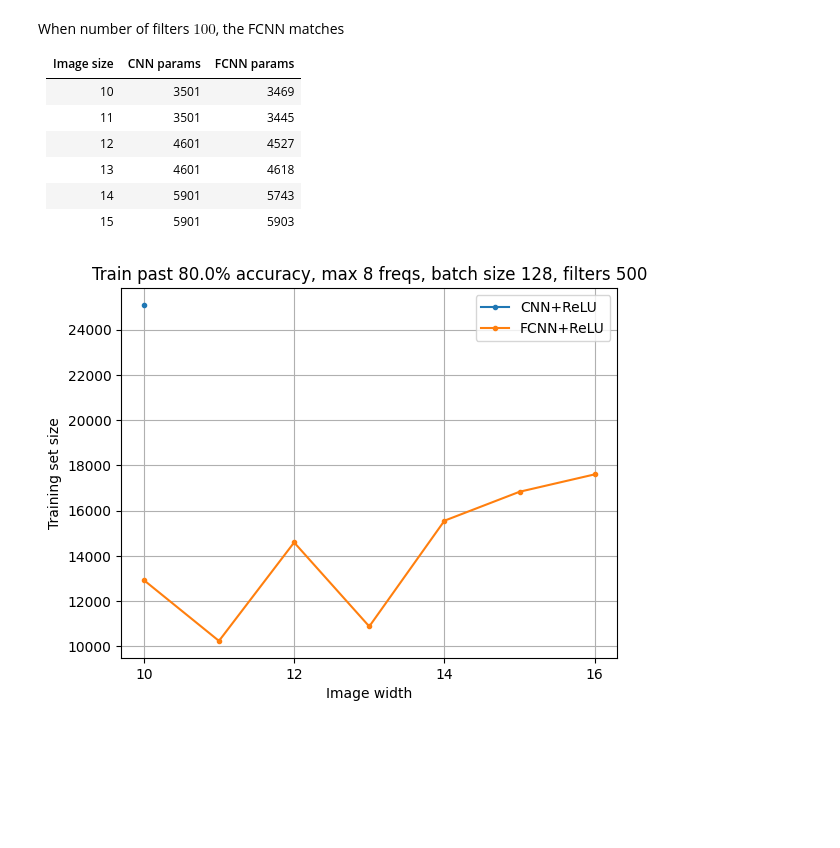
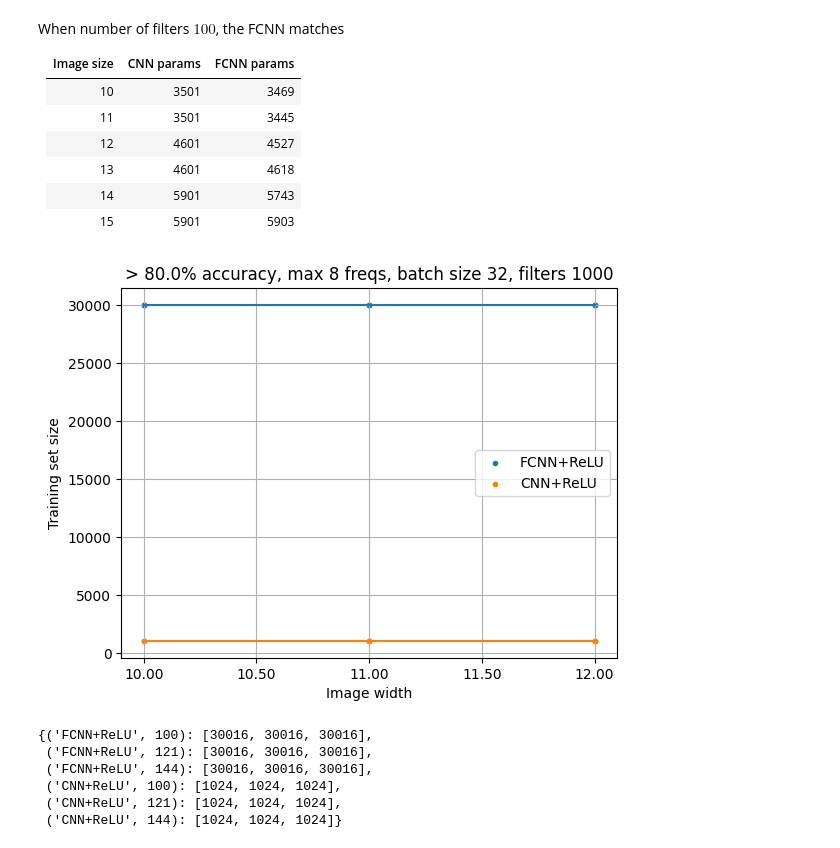
Before and after one commit to orfeasliossatos/Semester-Project, a Jupyter notebook: Tasks/Week8-PatternTask.ipynb, the cells around one changed output. Saved outputs shown, nothing was run; the diff lists cells and outputs as text; code cells hidden in the pictures; blank space fills up the shorter version.

```diff
--- a/Tasks/Week8-PatternTask.ipynb
+++ b/Tasks/Week8-PatternTask.ipynb
@@ -72,22 +74,23 @@ There are multiple variables associated with this experiment.
 + Distinct frequency count $\leq K=8$
 # %%
 # Experiment variables
-min_w           = 20 # Minimum image width
-max_w           = 21 # Maximum image width
+min_w           = 10 # Minimum image width
+max_w           = 12 # Maximum image width
 skip_w          = 1 # Skip widths
 delete          = True # Delete results of previous runs for that model.
-relative        = True # The bo
+relative        = True # The box scales with the image size
 architecture    = "CNN"
 activation      = "ReLU"
 arch_name       = architecture + "+" + activation
-learning_rate   = 0.01
-cnn_out_chans   = 500
+learning_rate   = 0.0005
+cnn_out_chans   = 1000
 batch_size      = 32
-N_tr            = 25_000   # Training set
-N_te            = 10_000   # Test set
+N_tr            = 1_000   # Training set
+N_te            = 1_000   # Test set
 epsilon         = 0.8     # Required accuracy
 freq            = 8       # Max number of distinct frequencies
 clamp           = 8       # Frequency band clamp
+estimates       = 3
 filepath        = 'results/week8/acc'+str(int(epsilon * 100))+('rel' if relative else 'freq'+str(freq)+'clamp'+str(clamp))+'.pkl' # Results file
 # %%
 # Create file if it doesn't exist
@@ -153,7 +156,7 @@ def gen_pattern_xy(width, channels, number, max_freq, clamp):
     y = torch.from_numpy(y.reshape((-1,1))).to(torch.float32)
 
     # L1-normalize the image
-    #x_dom /= x_dom.norm(p=1, dim=[2,3], keepdim=True)
+    x_dom /= x_dom.norm(p=1, dim=[2,3], keepdim=True) / width**2
 
     return x_dom, y, f_dom
 # %%
@@ -289,24 +298,40 @@ When number of filters $100$, the FCNN matches
 # %%
 # Load data
 with open(filepath, 'rb') as file:
     sample_complexity = pickle.load(file)
 # Extract data to plot
 names = set([name for name, _ in sample_complexity.keys()])
 
 # For every model, make line plot
 for i, name in enumerate(names):
-    x, y = list(zip(*sorted([(int((dim)**0.5), tr_size) for (_name, dim), tr_size  in sample_complexity.items() if name == _name])))
-    plt.plot(x, y, marker='.', linestyle='-', label=name)
+
+    # Scatter results
+    xs, ys = list(zip(*sorted([(int((dim)**0.5), tr_size) for (_name, dim), tr_size  in sample_complexity.items() if name == _name])))
+    plt.scatter(np.array(xs).repeat(estimates), np.array(ys).flatten(), marker='.', linestyle='-', label=name)
+
+    # Plot means and standard deviations
+    means = [np.mean(y) for y in ys]
+    errors = [np.std(y) for y in ys]
+    plt.errorbar(xs, means, errors)
 
 # Plot graphics
 plt.xlabel('Image width')
 plt.ylabel('Training set size')
+plt.legend()
 plt.xticks(ticks=[tick for tick in plt.xticks()[0]][1::2], labels=[tick for tick in plt.xticks()[1]][1::2])
-plt.title(f'Train past {epsilon*100}% accuracy, max {freq} freqs, batch size {batch_size}, filters {cnn_out_chans}')
-plt.legend()
+plt.title(f'> {epsilon*100}% accuracy, max {freq} freqs, batch size {batch_size}, filters {cnn_out_chans}')
 plt.grid(True)
 
 # Show the plot
 plt.show()
 # %% [output]
-[figure, old version]
+[figure, new version]
+# %%
+sample_complexity
+# %% [output]
+{('FCNN+ReLU', 100): [30016, 30016, 30016],
+ ('FCNN+ReLU', 121): [30016, 30016, 30016],
+ ('FCNN+ReLU', 144): [30016, 30016, 30016],
+ ('CNN+ReLU', 100): [1024, 1024, 1024],
+ ('CNN+ReLU', 121): [1024, 1024, 1024],
+ ('CNN+ReLU', 144): [1024, 1024, 1024]}
```
Also changed, not shown: parts of 2 cells of this notebook.
